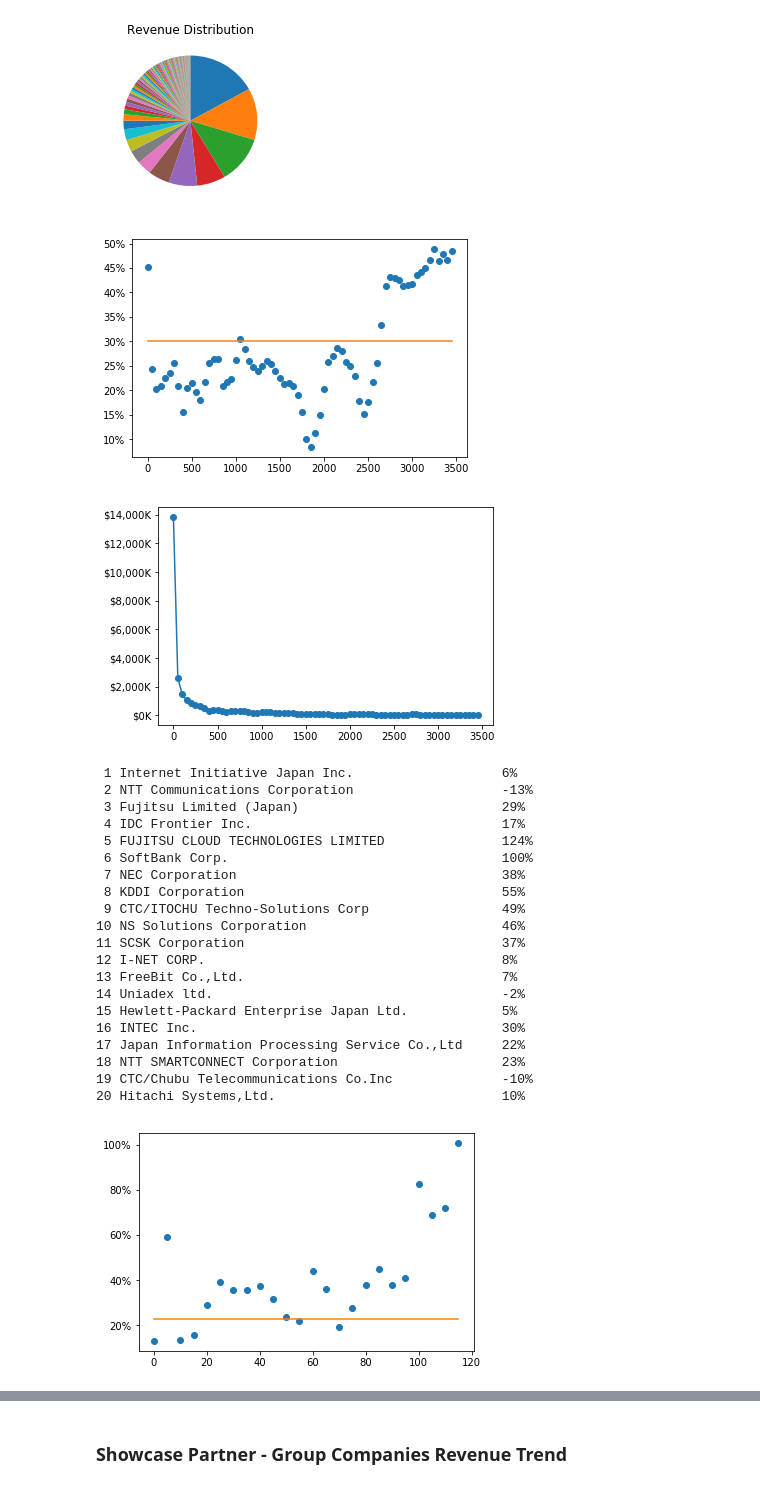
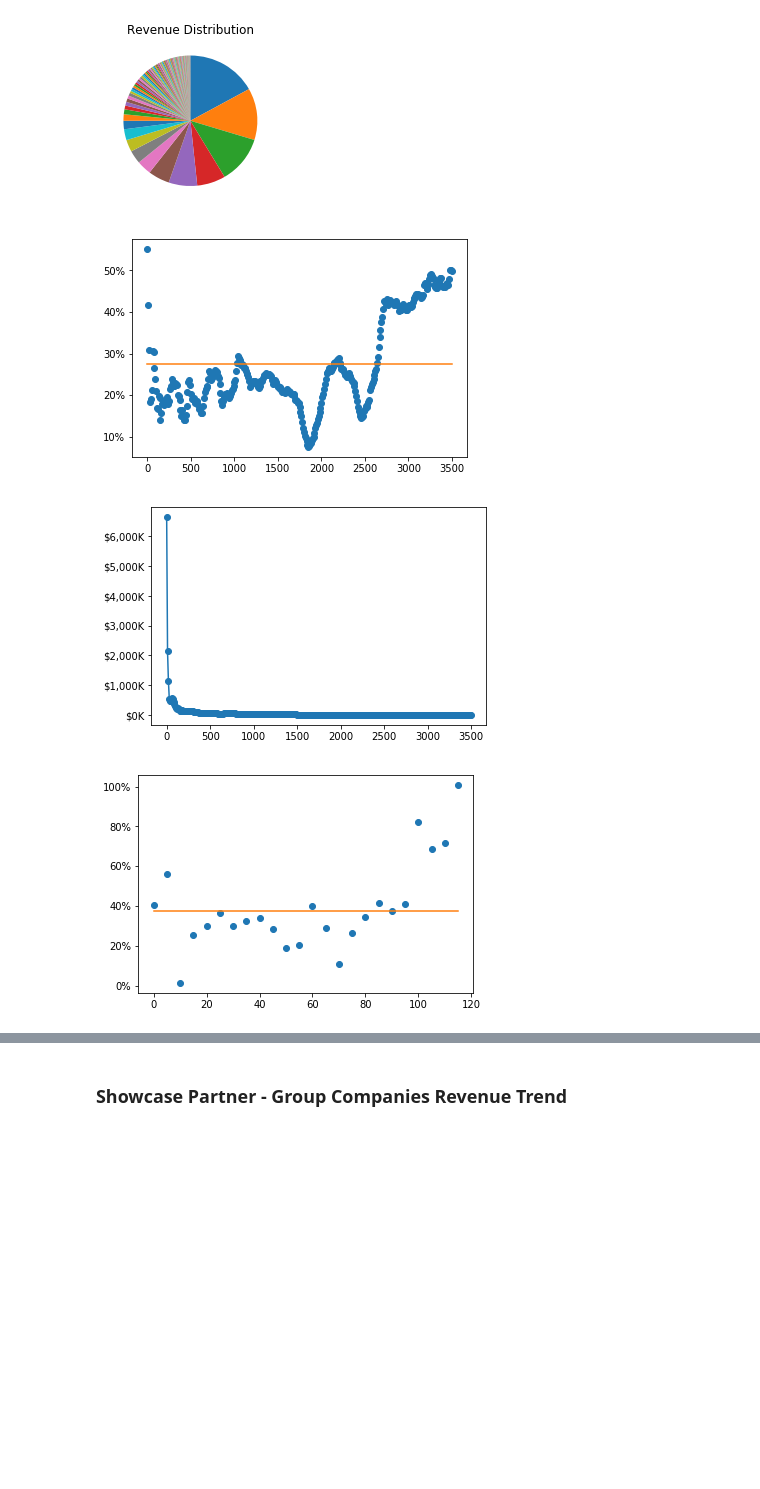
Before and after one commit to k1fukumoto/vcpp-data, a Jupyter notebook: report/GlobalUsagePoints.ipynb, the cells around one changed output, grey strips where cells are left out. Saved outputs shown, nothing was run; the diff lists cells and outputs as text; code cells hidden in the pictures; blank space fills up the shorter version.

```diff
--- a/report/GlobalUsagePoints.ipynb
+++ b/report/GlobalUsagePoints.ipynb
@@ -15,8 +13,8 @@ import numpy as np
 from plot_helper import *
 
 CSV_FILES = [
-    '../data/GlobalUsageReport_02-22-2018.csv'
-#    '../data/GlobalUsageReport.csv'
+    '../data/GlobalUsageReport_02-22-2018.csv',
+    '../data/GlobalUsageReport.csv'
 ]
 
 try:
@@ -133,0 +136,3 @@ YoY Quarter Revenue Growth : +28%
+# %%
+df.loc[df['Service Provider'].str.match(r'.*Softlayer*'),'Partner Group Name'] = 'IBM'
+df.loc[df['Service Provider'].str.match(r'.*Softlayer*'),'Partner Status'] = 'Showcase'
@@ -263,65 +315,43 @@ CTC/ITOCHU Techno-Solutions Corp     219,871
 NS Solutions Corporation             200,217
 [figure]
 # %%
-def build_rank_df(df,step=100,print_sp=range(0)):
+def df_quarter(_df,q):
+    return _df[(_df['Usage Period']>=q[0])&(_df['Usage Period']<=q[2])]
+
+def build_rank_df(df,step=100):
     s_last_sp_rev = df_quarter(df,END_QUARTER).groupby('Service Provider')['Value (USD)'].sum().sort_values(ascending=False)
     s_prev_sp_rev = df_quarter(df,YEAR_AGO_QUARTER).groupby('Service Provider')['Value (USD)'].sum().sort_values(ascending=False)
 
     df_rank = pd.DataFrame(columns=['rank_start','rank_stop','rev_prev','rev_last','increase_rate','increase_value'])
 
     for r in range(0,len(s_last_sp_rev),step):
         start, stop = r, r+step
         last = s_last_sp_rev[start:stop].sum()
         prev = s_prev_sp_rev[start:stop].sum()
         growth_rate = (last/prev-1.0)*100
 
         if prev <= step*1000:
             break
         df_rank.loc[start] = [start,stop,prev,last,growth_rate,last-prev]
-
-        for r in range(r,r+step):
-            if ((print_sp.start <= r) and (r < print_sp.stop)):
-                growth = (s_last_sp_rev[r]/s_prev_sp_rev[r]-1)*100
-                print('{:2d} {:48s} {:.0f}%'.format(r+1,s_last_sp_rev.index[r],growth))
 
     return df_rank
 
 def plot_rank_df(df_rank):
     total_growth_rate = (df_rank.rev_last.sum()/df_rank.rev_prev.sum()-1)*100
     plt.plot(df_rank.index,df_rank.increase_rate,'o')
     plt.plot(df_rank.index,np.ones_like(df_rank.index)*total_growth_rate,'-')
     ax = plt.gca()
     ax.set_yticklabels(['{:.0f}%'.format(y) for y in ax.get_yticks()])
     plt.show()
 
     plt.plot(df_rank.index,df_rank.increase_value,'o-')
     ax = plt.gca()
     ax.set_yticklabels(['${:,.0f}K'.format(y/1000) for y in ax.get_yticks()])
     plt.show()
 
-plot_rank_df(build_rank_df(df,50))
-plot_rank_df(build_rank_df(df[df['Country'] == 'Japan'],5,range(0,20)))
+plot_rank_df(build_rank_df(df,step=10))
+plot_rank_df(build_rank_df(df[df['Country'] == 'Japan'],step=5))
 # %% [output]
-[figure, old version]
+[figure, new version]
-[figure, old version]
+[figure, new version]
- 1 Internet Initiative Japan Inc.                   6%
- 2 NTT Communications Corporation                   -13%
- 3 Fujitsu Limited (Japan)                          29%
- 4 IDC Frontier Inc.                                17%
- 5 FUJITSU CLOUD TECHNOLOGIES LIMITED               124%
- 6 SoftBank Corp.                                   100%
- 7 NEC Corporation                                  38%
- 8 KDDI Corporation                                 55%
- 9 CTC/ITOCHU Techno-Solutions Corp                 49%
-10 NS Solutions Corporation                         46%
-11 SCSK Corporation                                 37%
-12 I-NET CORP.                                      8%
-13 FreeBit Co.,Ltd.                                 7%
-14 Uniadex ltd.                                     -2%
-15 Hewlett-Packard Enterprise Japan Ltd.            5%
-16 INTEC Inc.                                       30%
-17 Japan Information Processing Service Co.,Ltd     22%
-18 NTT SMARTCONNECT Corporation                     23%
-19 CTC/Chubu Telecommunications Co.Inc              -10%
-20 Hitachi Systems,Ltd.                             10%
-[figure, old version]
+[figure, new version]
```
Also changed, not shown: parts of 14 cells of this notebook.
